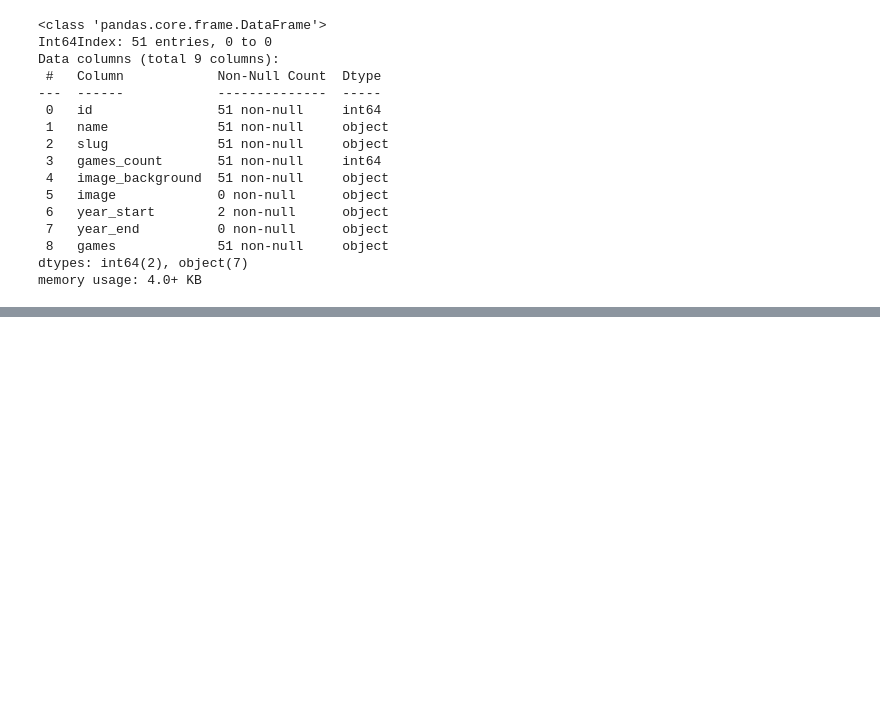
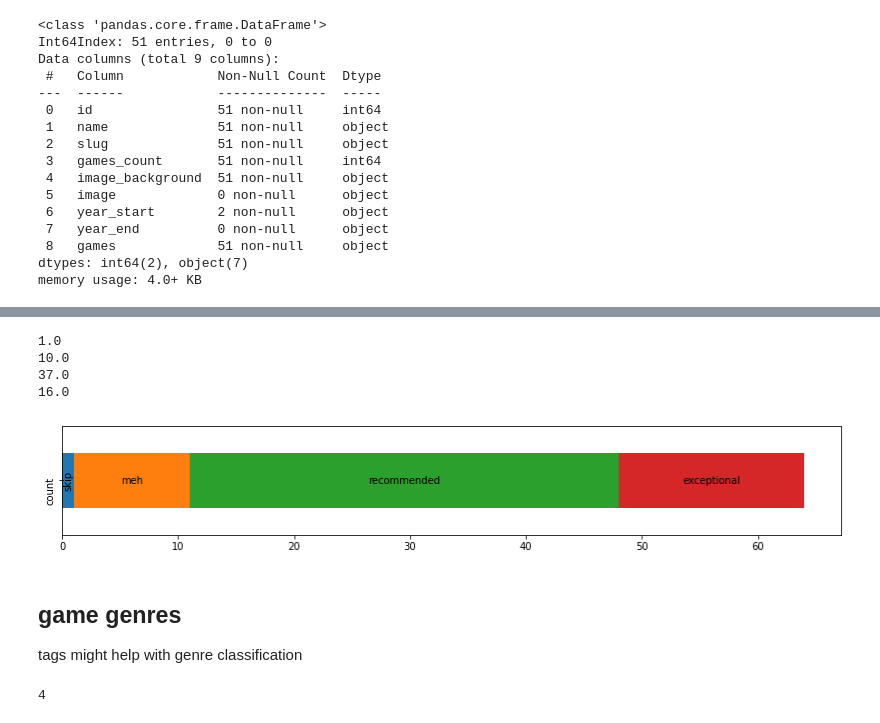
Before and after one commit to rsunderscore/rawgvideogames, a Jupyter notebook: exploring_rawg_data.ipynb, the cells around one changed output, grey strips where cells are left out. Saved outputs shown, nothing was run; the diff lists cells and outputs as text; code cells hidden in the pictures; blank space fills up the shorter version.

Commit message:
more data exploration in jupyter

```diff
--- a/exploring_rawg_data.ipynb
+++ b/exploring_rawg_data.ipynb
@@ -133,0 +258,3 @@ memory usage: 8.3+ KB
+# %%
+#https://api.rawg.io/api/games/{id}#need to be able to pass additional info to the url?
+(pgs, cnt, df) = gd.getfromrawg2('games/31859','') #trailing slash will break the request
@@ -198,0 +335,3 @@ AssertionError:
+# %%
+ratings = pd.DataFrame(df.iloc[0]['ratings']).set_index('id').sort_index()
+ratings
@@ -198,0 +345,21 @@ AssertionError:
+# %%
+ax = ratings.set_index('title')['count'].to_frame().T.plot.barh(stacked=True,figsize=(14,2))
+(handles, labels) = ax.get_legend_handles_labels()
+i = iter(labels)
+for p in ax.patches:
+    #print(p.handles())
+    width, height = p.get_width(), p.get_height()
+    print(width)
+    x, y = p.get_xy()
+    lab = next(i)
+    rot = 'vertical' if width < len(lab) else 'horizontal'
+    ax.text(x+width/2,y+height/2,lab,horizontalalignment='center', verticalalignment='center', rotation=rot)
+ax.tick_params(axis='y', labelrotation=90,)
+
+ax.legend().remove()
+# %% [output]
+1.0
+10.0
+37.0
+16.0
+[figure, added]
@@ -198,0 +369,7 @@ AssertionError:
+# %% [markdown]
+## game genres
+tags might help with genre classification
+# %%
+len(df.iloc[0]['genres'])
+# %% [output]
+4
```
Also changed, not shown: parts of 35 cells of this notebook.
